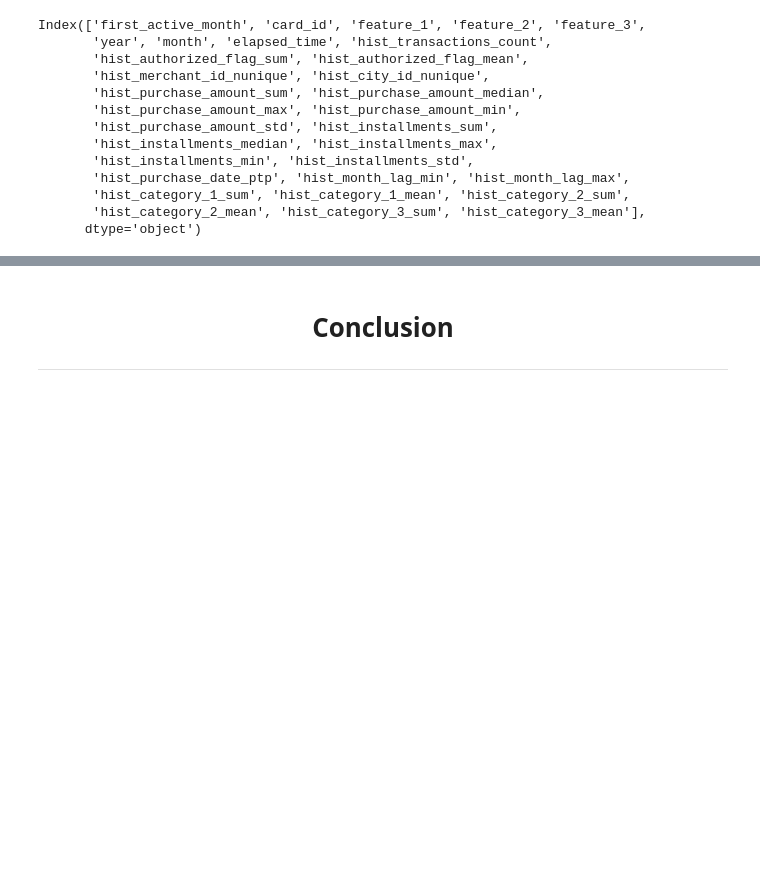
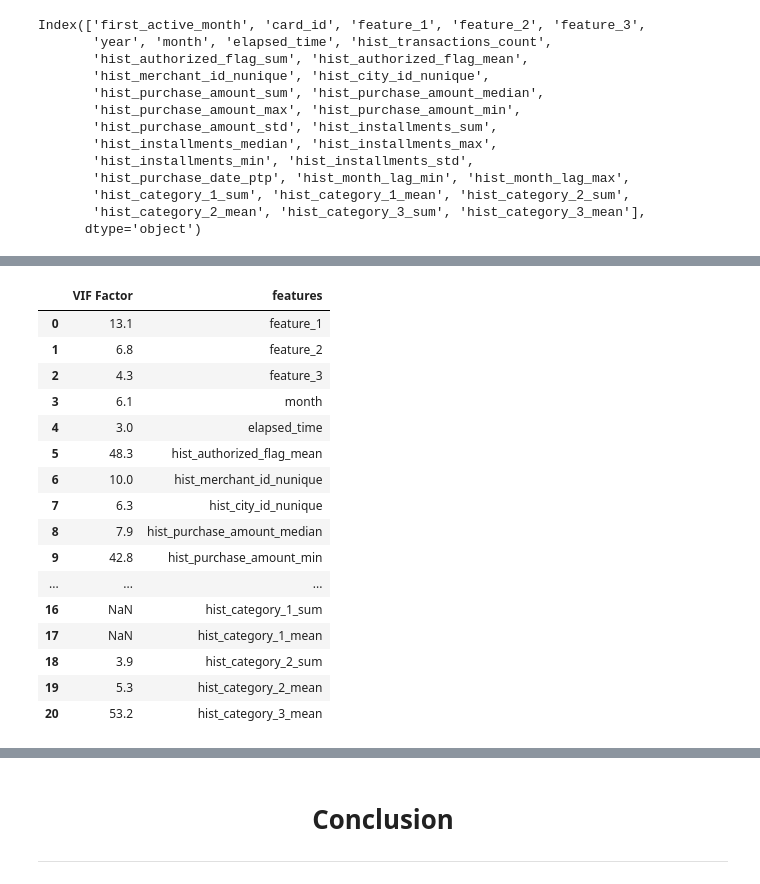
Before and after one commit to ameen-abdelghani/Capstone2_ELO, a Jupyter notebook: Capstone2_Loyalty_Score_Prediction.ipynb, the cells around one changed output, grey strips where cells are left out. Cells and saved outputs as stored; diff of their text form; code cells hidden in the pictures; blank space fills up the shorter version.

```diff
--- a/Capstone2_Loyalty_Score_Prediction.ipynb
+++ b/Capstone2_Loyalty_Score_Prediction.ipynb
@@ -591,0 +633,29 @@ preds = xg_reg.predict(y_test)
+# %%
+low_vif_features = new_train2.drop(['year', 'hist_transactions_count', 'hist_authorized_flag_sum',
+                                    'hist_purchase_amount_sum', 'hist_purchase_amount_max',
+                                    'hist_purchase_amount_std', 'hist_purchase_date_ptp', 'hist_month_lag_min',
+                                    'hist_category_3_sum'], axis=1)
+# %%
+vif4 = pd.DataFrame()
+vif4["VIF Factor"] = [variance_inflation_factor(low_vif_features.values, i) for i in range(low_vif_features.shape[1])]
+vif4["features"] = low_vif_features.columns
+# %%
+vif4.round(1)
+# %% [output]
+|  | VIF Factor | features |
+| 0 | 13.1 | feature_1 |
+| 1 | 6.8 | feature_2 |
+| 2 | 4.3 | feature_3 |
+| 3 | 6.1 | month |
+| 4 | 3.0 | elapsed_time |
+| 5 | 48.3 | hist_authorized_flag_mean |
+| 6 | 10.0 | hist_merchant_id_nunique |
+| 7 | 6.3 | hist_city_id_nunique |
+| 8 | 7.9 | hist_purchase_amount_median |
+| 9 | 42.8 | hist_purchase_amount_min |
+| ... | ... | ... |
+| 16 | NaN | hist_category_1_sum |
+| 17 | NaN | hist_category_1_mean |
+| 18 | 3.9 | hist_category_2_sum |
+| 19 | 5.3 | hist_category_2_mean |
+| 20 | 53.2 | hist_category_3_mean |
```
Also changed, not shown: parts of 49 cells of this notebook.
